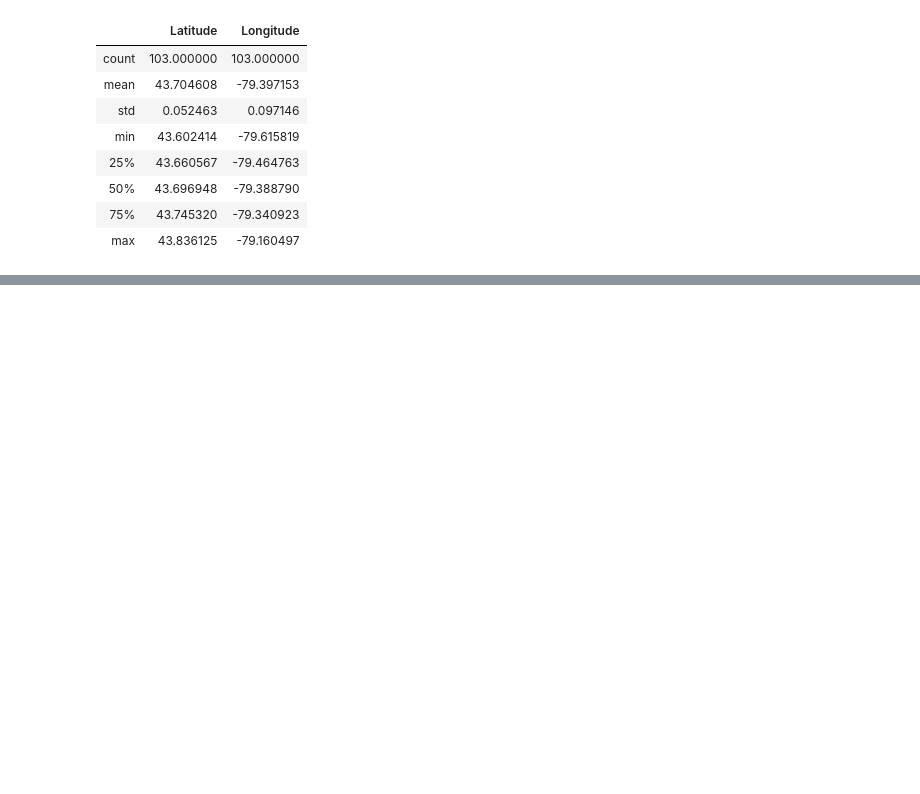
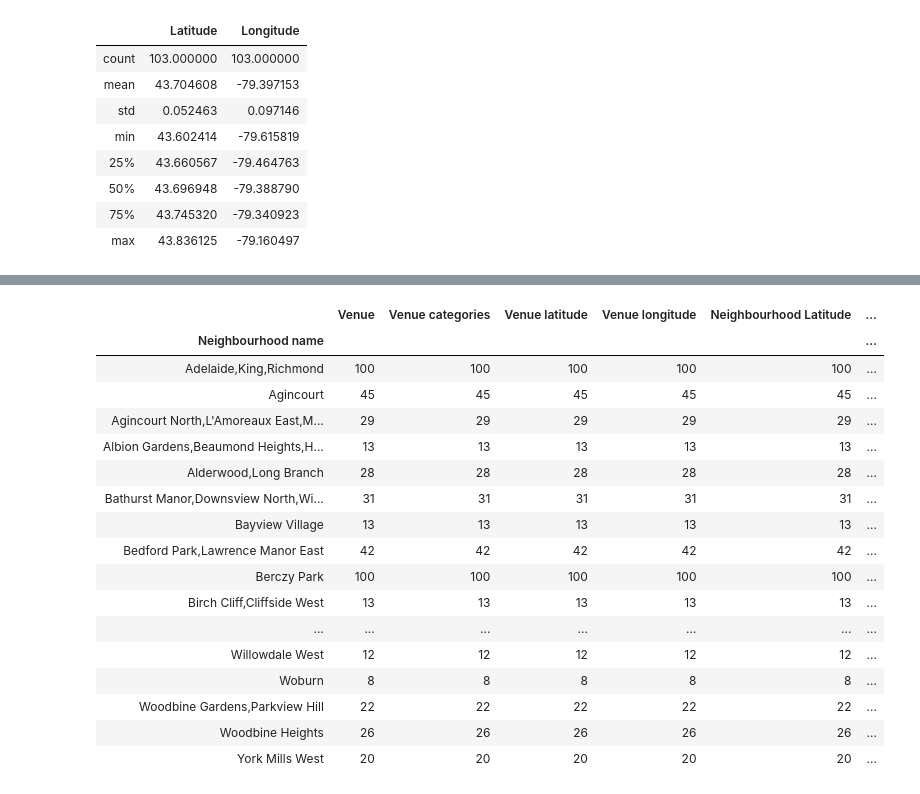
Before and after one commit to rafaelgregorut/first-data-science-project, a Jupyter notebook: capstone-data-science-project-notebook.ipynb, the cells around one changed output, grey strips where cells are left out. Drawn from its saved outputs; the diff is of its cells as text; code cells hidden in the pictures; blank space fills up the shorter version.

```diff
--- a/capstone-data-science-project-notebook.ipynb
+++ b/capstone-data-science-project-notebook.ipynb
@@ -215,0 +386,41 @@ df_toronto_postcode_coord.describe()
+# %%
+#From the series of neighbourhoods, latitudes and longitudes,
+#returns a dataframe with neighbourhood and venues categories data
+def get_near_venues(neighbourhoods, latitudes, longitudes,radius=500):
+
+    df_near_venues = pd.DataFrame()
+
+    for neighbourhood, latitude, longitude in zip(neighbourhoods,latitudes,longitudes):
+        #print(neighbourhood)
+
+        #construct the url and perform the request
+        url = "https://api.foursquare.com/v2/venues/explore?client_id={}&client_secret={}&ll={},{}&v={}&radius={}&limit={}".format(CLIENT_ID, CLIENT_SECRET, latitude, longitude, VERSION, radius, LIMIT)
+        results = requests.get(url).json()
+
+        #from the json response get the interesting data for venues
+        venues = results['response']['groups'][0]['items']
+
+        #flatten JSON
+        nearby_venues = json_normalize(venues)
+        #print(nearby_venues.shape)
+        #filter columns
+        if nearby_venues.shape[0] > 0:
+            filtered_columns = ['venue.name', 'venue.categories', 'venue.location.lat', 'venue.location.lng']
+            nearby_venues =nearby_venues.loc[:, filtered_columns]
+
+            #filter the category for each row
+            nearby_venues['venue.categories'] = nearby_venues.apply(get_category_type, axis=1)
+
+            #clean columns
+            nearby_venues.columns = ["Venue", "Venue categories", "Venue latitude", "Venue longitude"]
+
+            nearby_venues["Neighbourhood name"] = neighbourhood
+            nearby_venues["Neighbourhood Latitude"] = latitude
+            nearby_venues["Neighbourhood Longitude"] = longitude
+
+            #append the data to the other venues already found
+            df_near_venues = df_near_venues.append(nearby_venues,ignore_index=True)
+
+    return df_near_venues
+# %%
+df_toronto_venues = get_near_venues(df_toronto_postcode_coord["Neighbourhood"],df_toronto_postcode_coord["Latitude"],df_toronto_postcode_coord["Longitude"],radius=1000)
@@ -215,0 +436,23 @@ df_toronto_postcode_coord.describe()
+# %%
+#Check the data grouped by each neighbourhood
+pd.set_option('display.max_rows', None)
+df_toronto_venues.groupby('Neighbourhood name').count()
+# %% [output]
+|  | Venue | Venue categories | Venue latitude | Venue longitude | Neighbourhood Latitude | ... |
+| Neighbourhood name |  |  |  |  |  | ... |
+| Adelaide,King,Richmond | 100 | 100 | 100 | 100 | 100 | ... |
+| Agincourt | 45 | 45 | 45 | 45 | 45 | ... |
+| Agincourt North,L'Amoreaux East,M... | 29 | 29 | 29 | 29 | 29 | ... |
+| Albion Gardens,Beaumond Heights,H... | 13 | 13 | 13 | 13 | 13 | ... |
+| Alderwood,Long Branch | 28 | 28 | 28 | 28 | 28 | ... |
+| Bathurst Manor,Downsview North,Wi... | 31 | 31 | 31 | 31 | 31 | ... |
+| Bayview Village | 13 | 13 | 13 | 13 | 13 | ... |
+| Bedford Park,Lawrence Manor East | 42 | 42 | 42 | 42 | 42 | ... |
+| Berczy Park | 100 | 100 | 100 | 100 | 100 | ... |
+| Birch Cliff,Cliffside West | 13 | 13 | 13 | 13 | 13 | ... |
+| ... | ... | ... | ... | ... | ... | ... |
+| Willowdale West | 12 | 12 | 12 | 12 | 12 | ... |
+| Woburn | 8 | 8 | 8 | 8 | 8 | ... |
+| Woodbine Gardens,Parkview Hill | 22 | 22 | 22 | 22 | 22 | ... |
+| Woodbine Heights | 26 | 26 | 26 | 26 | 26 | ... |
+| York Mills West | 20 | 20 | 20 | 20 | 20 | ... |
```
Also changed, not shown: parts of 46 cells of this notebook.
